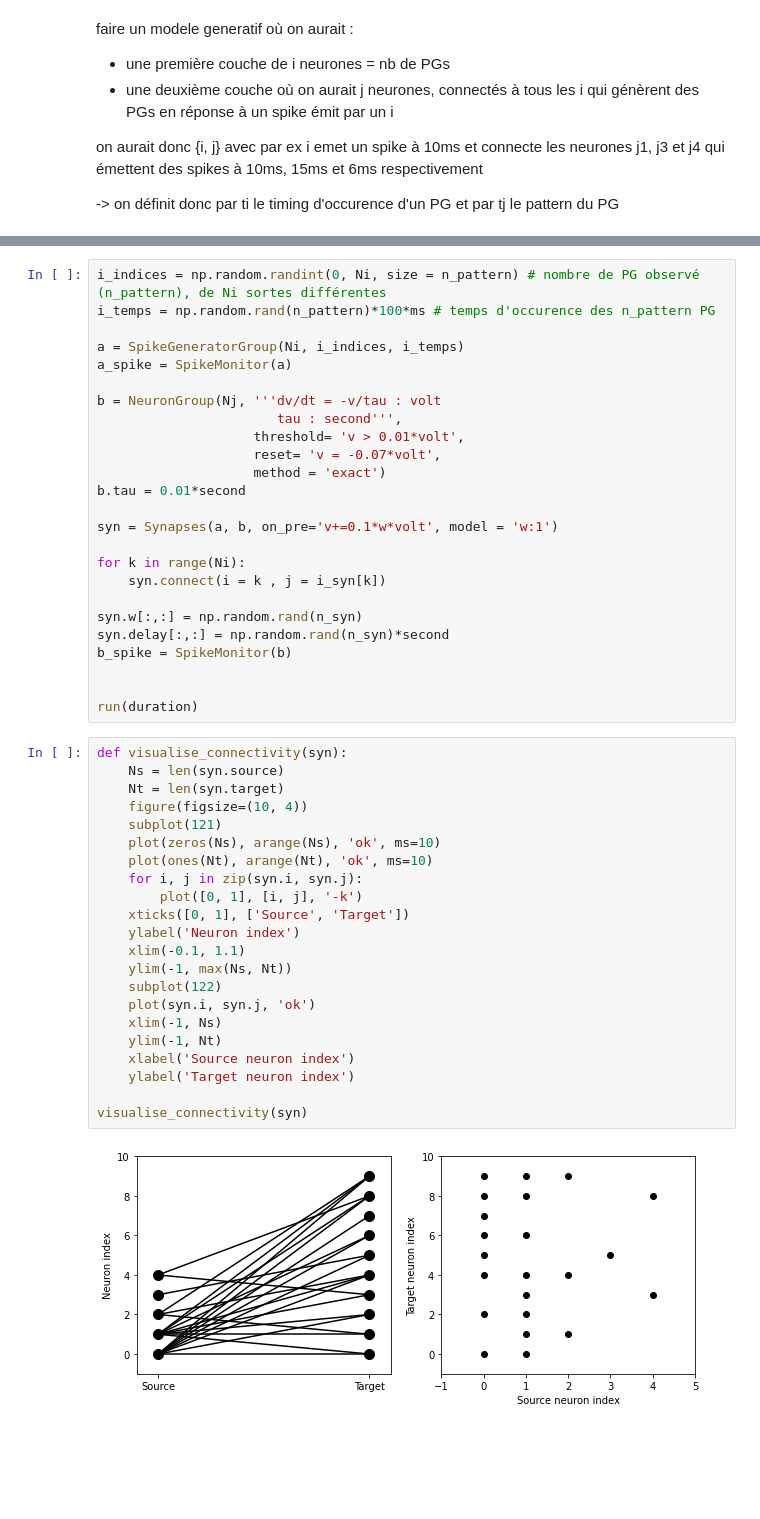
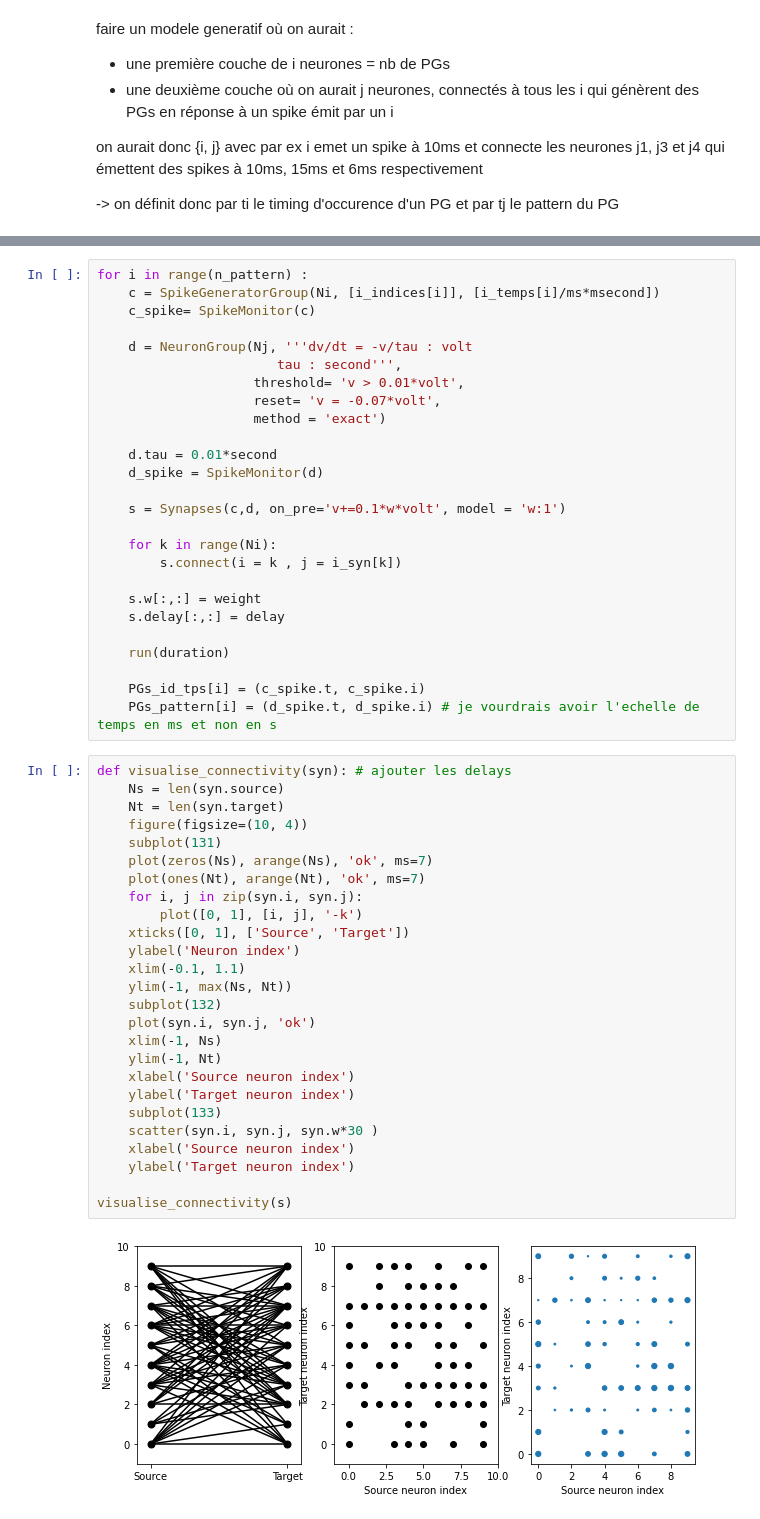
Before and after one commit to camillebesnainou/2022-01-10-polychrony, a Jupyter notebook: 2022-03-02-herewegoagain.ipynb, the cells around one changed output, grey strips where cells are left out. Cells and saved outputs as stored; diff of their text form; blank space fills up the shorter version.

```diff
--- a/2022-03-02-herewegoagain.ipynb
+++ b/2022-03-02-herewegoagain.ipynb
@@ -40,49 +59,54 @@ n_syn = sum(n_syn)
 # %%
-i_indices = np.random.randint(0, Ni, size = n_pattern) # nombre de PG observé (n_pattern), de Ni sortes différentes
-i_temps = np.random.rand(n_pattern)*100*ms # temps d'occurence des n_pattern PG
+for i in range(n_pattern) :
+    c = SpikeGeneratorGroup(Ni, [i_indices[i]], [i_temps[i]/ms*msecond])
+    c_spike= SpikeMonitor(c)
 
-a = SpikeGeneratorGroup(Ni, i_indices, i_temps)
-a_spike = SpikeMonitor(a)
-
-b = NeuronGroup(Nj, '''dv/dt = -v/tau : volt
+    d = NeuronGroup(Nj, '''dv/dt = -v/tau : volt
                        tau : second''',
                     threshold= 'v > 0.01*volt',
                     reset= 'v = -0.07*volt',
                     method = 'exact')
-b.tau = 0.01*second
 
-syn = Synapses(a, b, on_pre='v+=0.1*w*volt', model = 'w:1')
+    d.tau = 0.01*second
+    d_spike = SpikeMonitor(d)
 
-for k in range(Ni):
-    syn.connect(i = k , j = i_syn[k])
+    s = Synapses(c,d, on_pre='v+=0.1*w*volt', model = 'w:1')
 
-syn.w[:,:] = np.random.rand(n_syn)
-syn.delay[:,:] = np.random.rand(n_syn)*second
-b_spike = SpikeMonitor(b)
+    for k in range(Ni):
+        s.connect(i = k , j = i_syn[k])
 
+    s.w[:,:] = weight
+    s.delay[:,:] = delay
 
-run(duration)
+    run(duration)
+
+    PGs_id_tps[i] = (c_spike.t, c_spike.i)
+    PGs_pattern[i] = (d_spike.t, d_spike.i) # je vourdrais avoir l'echelle de temps en ms et non en s
 # %%
-def visualise_connectivity(syn):
+def visualise_connectivity(syn): # ajouter les delays
     Ns = len(syn.source)
     Nt = len(syn.target)
     figure(figsize=(10, 4))
-    subplot(121)
-    plot(zeros(Ns), arange(Ns), 'ok', ms=10)
-    plot(ones(Nt), arange(Nt), 'ok', ms=10)
+    subplot(131)
+    plot(zeros(Ns), arange(Ns), 'ok', ms=7)
+    plot(ones(Nt), arange(Nt), 'ok', ms=7)
     for i, j in zip(syn.i, syn.j):
         plot([0, 1], [i, j], '-k')
     xticks([0, 1], ['Source', 'Target'])
     ylabel('Neuron index')
     xlim(-0.1, 1.1)
     ylim(-1, max(Ns, Nt))
-    subplot(122)
+    subplot(132)
     plot(syn.i, syn.j, 'ok')
     xlim(-1, Ns)
     ylim(-1, Nt)
     xlabel('Source neuron index')
     ylabel('Target neuron index')
+    subplot(133)
+    scatter(syn.i, syn.j, syn.w*30 )
+    xlabel('Source neuron index')
+    ylabel('Target neuron index')
 
-visualise_connectivity(syn)
+visualise_connectivity(s)
 # %% [output]
-[figure, old version]
+[figure, new version]
```
Also changed, not shown: parts of 19 cells of this notebook.
